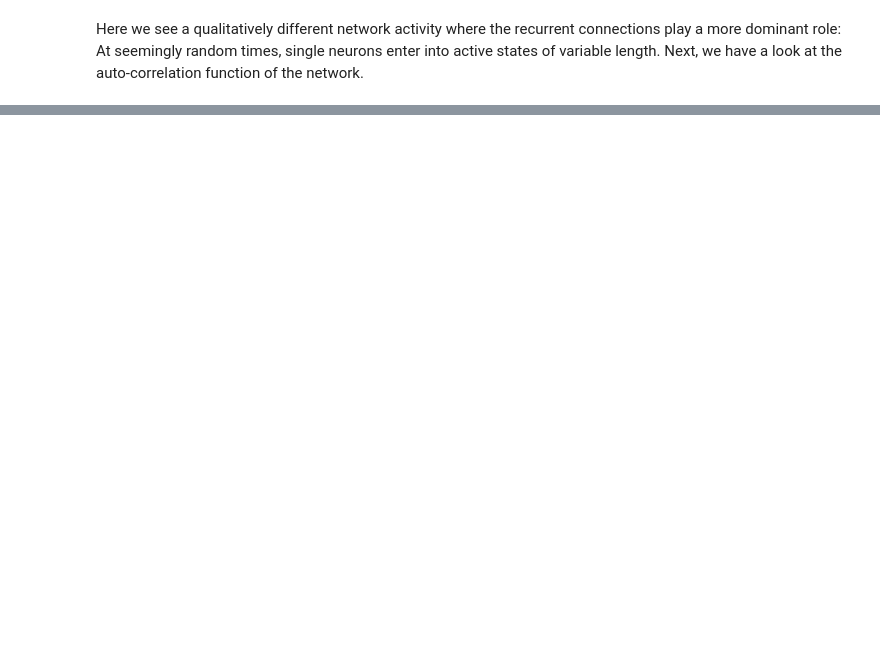
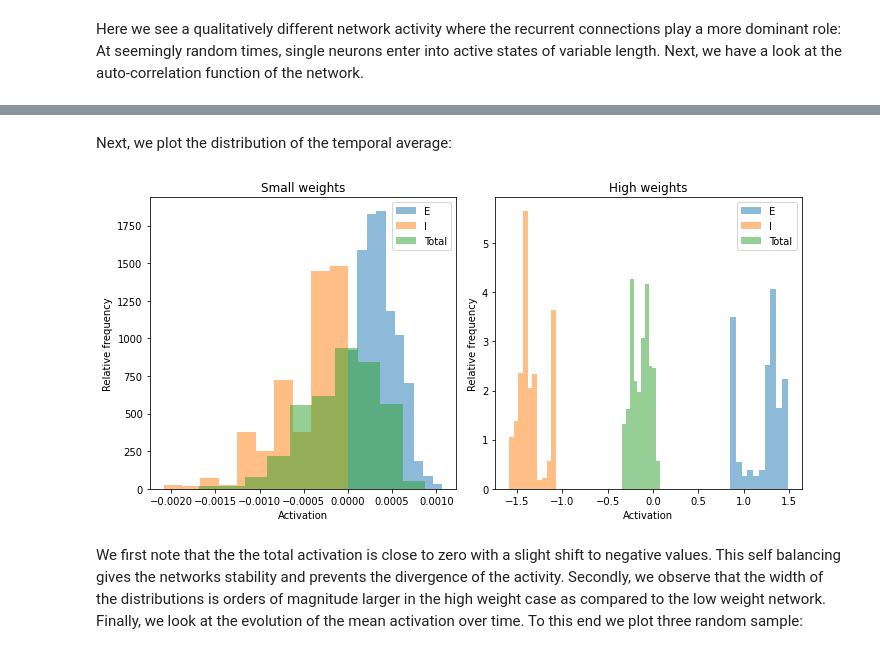
Before and after one commit to lava-nc/lava, a Jupyter notebook: tutorials/end_to_end/tutorial02_excitatory_inhibitory_network.ipynb, the cells around one changed output, grey strips where cells are left out. Saved outputs shown, nothing was run; the diff lists cells and outputs as text; code cells hidden in the pictures; blank space fills up the shorter version.

```diff
--- a/tutorials/end_to_end/tutorial02_excitatory_inhibitory_network.ipynb
+++ b/tutorials/end_to_end/tutorial02_excitatory_inhibitory_network.ipynb
@@ -357,0 +446,29 @@ This implies the network is in a suitable regime for computation, e.g. in the co
+# %% [markdown]
+Next, we plot the distribution of the temporal average:
+# %%
+f, (ax1, ax2) = plt.subplots(1, 2, figsize=(10,5))
+ax1.set_title('Small weights')
+ax1.set_xlabel('Activation')
+ax1.set_ylabel('Relative frequency')
+ax1.hist(act_exc_balanced.mean(axis=0), bins=10, alpha=0.5, density=True, label='E')
+ax1.hist(act_inh_balanced.mean(axis=0), bins=10, alpha=0.5, density=True, label='I'),
+ax1.hist(act_tot_balanced.mean(axis=0), bins=10, alpha=0.5, density=True, label='Total')
+ax1.legend()
+
+ax2.set_title('High weights')
+ax2.set_xlabel('Activation')
+ax2.set_ylabel('Relative frequency')
+ax2.hist(act_exc_critical.mean(axis=0), bins=10, alpha=0.5, density=True, label='E')
+ax2.hist(act_inh_critical.mean(axis=0), bins=10, alpha=0.5, density=True, label='I')
+ax2.hist(act_tot_critical.mean(axis=0), bins=10, alpha=0.5, density=True, label='Total')
+ax2.legend()
+
+plt.tight_layout()
+plt.show()
+# %% [output]
+[figure, added]
+# %% [markdown]
+We first note that the the total activation is close to zero with a slight shift to negative values. </br>
+This self balancing gives the networks stability and prevents the divergence of the activity. </br>
+Secondly, we observe that the width of the distributions is orders of magnitude larger in the high weight case as compared to the low weight network.</br>
+Finally, we look at the evolution of the mean activation over time. To this end we plot three random sample:
```
Also changed, not shown: parts of 22 cells of this notebook.
